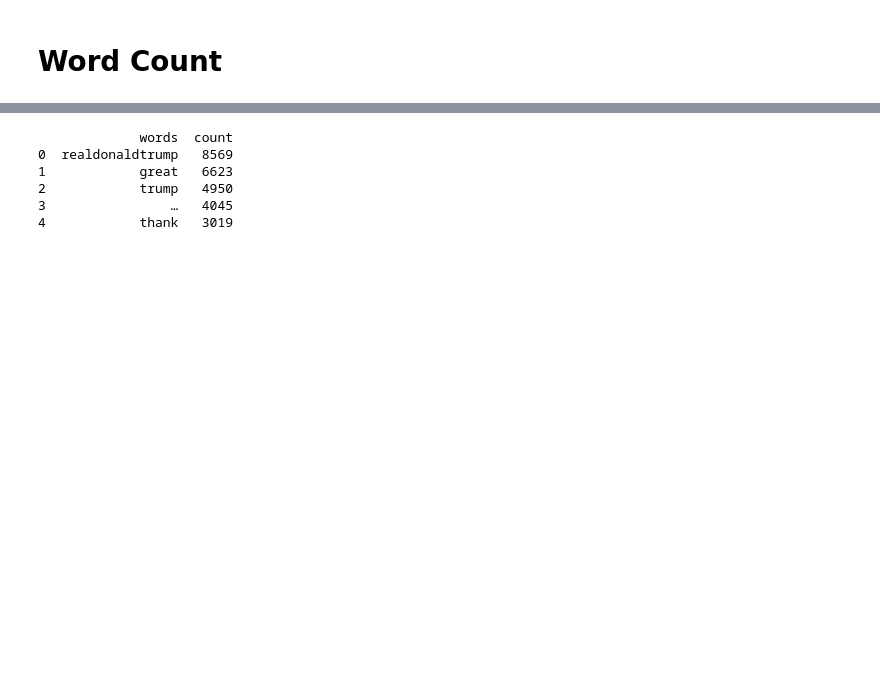
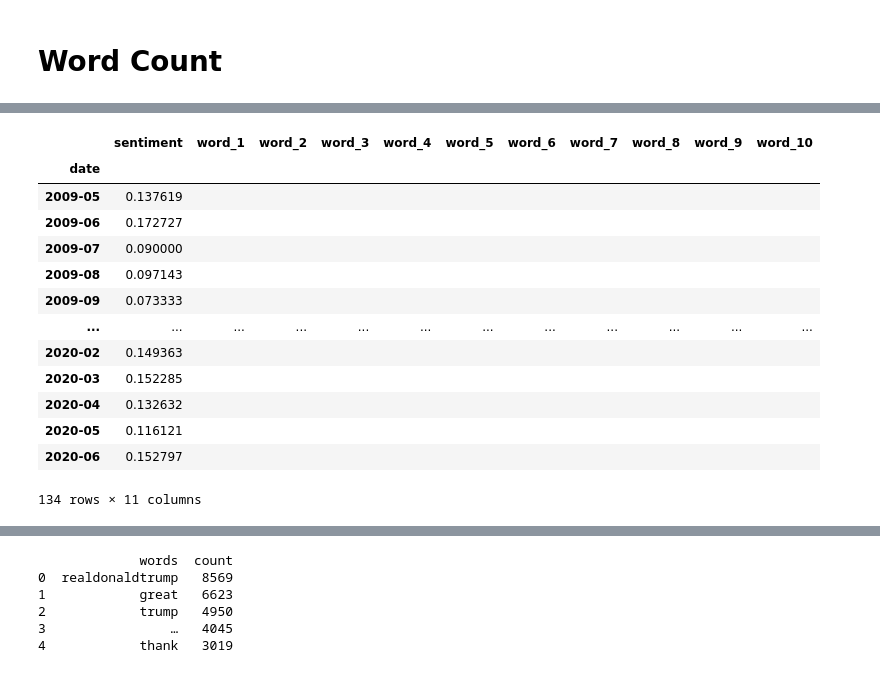
Before and after one commit to CMU-IDS-2020/a3-null-pointer, a Jupyter notebook: data_preprocessing.ipynb, the cells around one changed output, grey strips where cells are left out. Drawn from its saved outputs; the diff is of its cells as text; code cells hidden in the pictures; blank space fills up the shorter version.

Commit message:
finished data preprocessing

```diff
--- a/data_preprocessing.ipynb
+++ b/data_preprocessing.ipynb
@@ -49,4 +41,3 @@ df.head()
 # %%
 # clean and fix data in content column
-content = df.content
-content
+content = df.content.copy()
@@ -138,0 +77,5 @@ df
+# %%
+df.date = pd.to_datetime(df.date).dt.strftime('%Y-%m')
+min_date = df.date.min()
+max_date = df.date.max()
+df
@@ -138,0 +111,30 @@ df
+# %%
+# group = df['sentiment'].groupby(df.date).mean()
+group = df.sentiment.groupby(df.date).mean()
+re_df = pd.DataFrame(group)
+re_df['word_1'] = ''
+re_df['word_2'] = ''
+re_df['word_3'] = ''
+re_df['word_4'] = ''
+re_df['word_5'] = ''
+re_df['word_6'] = ''
+re_df['word_7'] = ''
+re_df['word_8'] = ''
+re_df['word_9'] = ''
+re_df['word_10'] = ''
+re_df
+# %% [output]
+|  | sentiment | word_1 | word_2 | word_3 | word_4 | word_5 | word_6 | word_7 | word_8 | word_9 | word_10 |
+| date |  |  |  |  |  |  |  |  |  |  |  |
+| 2009-05 | 0.137619 |  |  |  |  |  |  |  |  |  |  |
+| 2009-06 | 0.172727 |  |  |  |  |  |  |  |  |  |  |
+| 2009-07 | 0.090000 |  |  |  |  |  |  |  |  |  |  |
+| 2009-08 | 0.097143 |  |  |  |  |  |  |  |  |  |  |
+| 2009-09 | 0.073333 |  |  |  |  |  |  |  |  |  |  |
+| ... | ... | ... | ... | ... | ... | ... | ... | ... | ... | ... | ... |
+| 2020-02 | 0.149363 |  |  |  |  |  |  |  |  |  |  |
+| 2020-03 | 0.152285 |  |  |  |  |  |  |  |  |  |  |
+| 2020-04 | 0.132632 |  |  |  |  |  |  |  |  |  |  |
+| 2020-05 | 0.116121 |  |  |  |  |  |  |  |  |  |  |
+| 2020-06 | 0.152797 |  |  |  |  |  |  |  |  |  |  |
+134 rows × 11 columns
```
Also changed, not shown: parts of 12 cells of this notebook, 3 other files.
